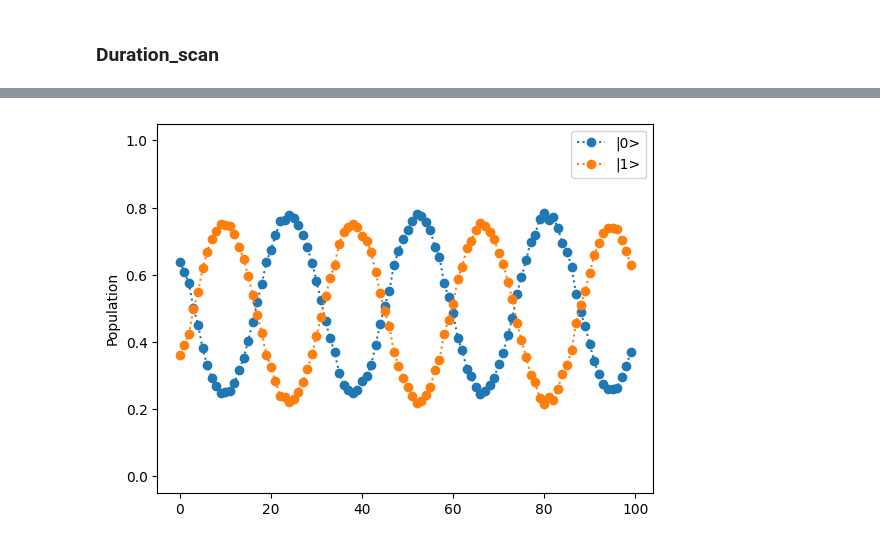
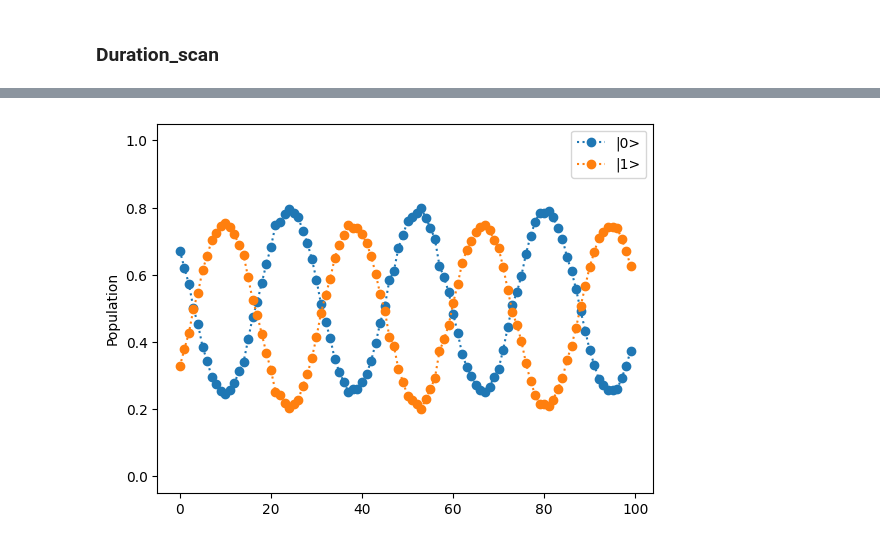
Before and after one commit to michi66f/qiskit_pulse_demo, a Jupyter notebook: qiskit_pulse_demo.ipynb, the cells around one changed output, grey strips where cells are left out. Drawn from its saved outputs; the diff is of its cells as text; code cells hidden in the pictures.

```diff
--- a/qiskit_pulse_demo.ipynb
+++ b/qiskit_pulse_demo.ipynb
@@ -189,2 +229,2 @@ schedule(transpiled_circ, BACKEND).draw()
 # %%
-#job = BACKEND.run(transpiled_circ)
+job = BACKEND.run(transpiled_circ)
@@ -237,5 +277,4 @@ schedule(transpiled_circ, BACKEND).draw()
 # %% [output]
 [figure]
 # %%
-#job = BACKEND.run(transpiled_circ)
-#job.job_id()
+job = BACKEND.run(transpiled_circ)
@@ -242,4 +283,3 @@ schedule(transpiled_circ, BACKEND).draw()
 # %%
-job = service.job('cqj4z1459d1g008jtstg')
 job.status()
 # %% [output]
@@ -256,6 +291,0 @@ from qiskit_experiments.library import StateTomography, MitigatedStateTomography
-# %%
-circ = QuantumCircuit(2)
-circ.h(0)
-circ.append(Gate('cr_pulse', 2, []), [0,1])
-circ.add_calibration('cr_pulse', [0,1], cr_gs_q01)
-circ.draw('mpl')
@@ -356,8 +368,6 @@ BACKEND = service.get_backend('ibm_kyoto')
 # %%
 QUBIT = 0
-#job = duration_scan_experiment(duration_step=16)
-job = service.job('cqj3wnj2n5m0008j3pqg')
-#job.status()
+job = duration_scan_experiment(duration_step=16)
 plot_population(job.result().get_counts())
 # %% [output]
-[figure, old version]
+[figure, new version]
```
Also changed, not shown: parts of 45 cells of this notebook.
